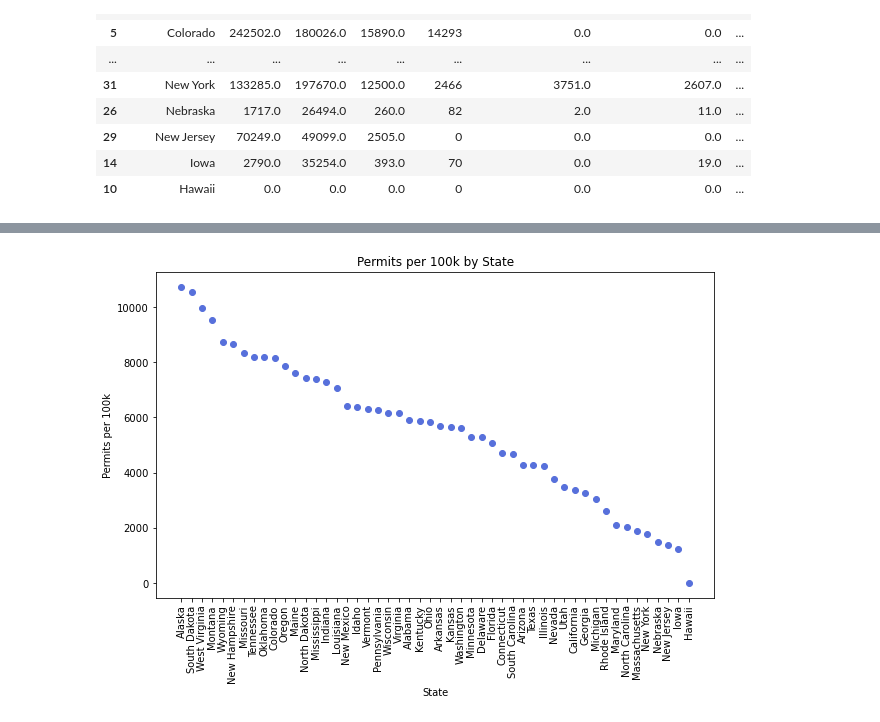
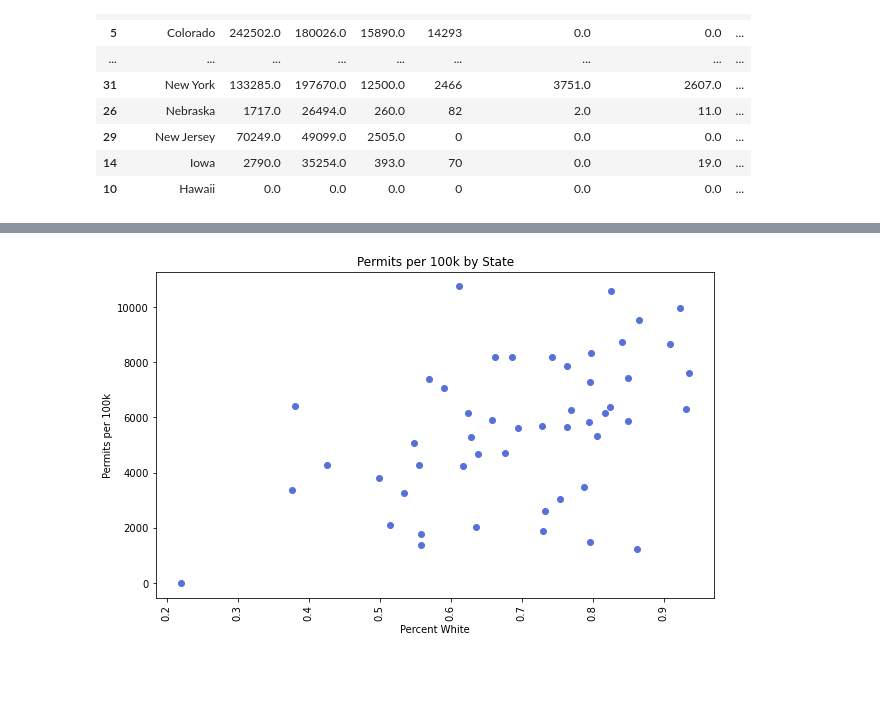
Before and after one commit to dezertdweller/fbi-gun-background-checks, a Jupyter notebook: analysis.ipynb, the cells around one changed output, grey strips where cells are left out. Drawn from its saved outputs; the diff is of its cells as text; code cells hidden in the pictures; blank space fills up the shorter version.

```diff
--- a/analysis.ipynb
+++ b/analysis.ipynb
@@ -225,18 +225,20 @@ plt.show()
 # %%
+assert (df_fbi_2016_aggregated.index == df_census.index).all()
+
 fig, ax = plt.subplots(figsize=(10,6))
 
 # Bar plot
-ax.scatter(df_sorted['state'], df_sorted['permits_per_100k'], color=colors[5])
+ax.scatter(df_census['Percent White'], df_fbi_2016_aggregated['permits_per_100k'], color=colors[5])
 
 # Add labels
-ax.set_xlabel('State')
+ax.set_xlabel('Percent White')
 ax.set_ylabel('Permits per 100k')
 ax.set_title('Permits per 100k by State')
 
 # Rotate x-axis labels for better visibility
 plt.xticks(rotation=90)
 
 # Show the plot
 plt.show()
 # %% [output]
-[figure, old version]
+[figure, new version]
```
Also changed, not shown: parts of 22 cells of this notebook.
